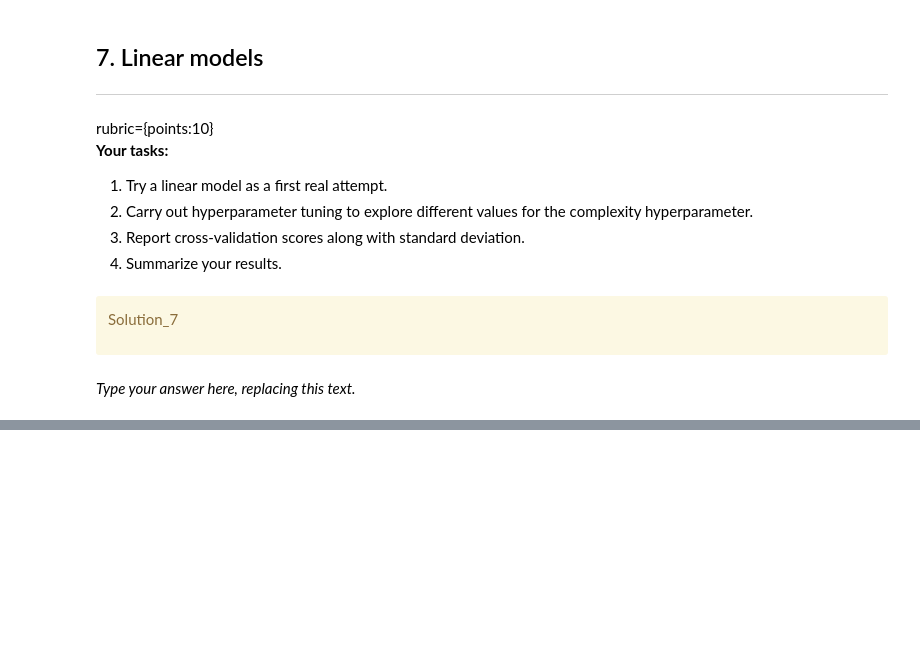
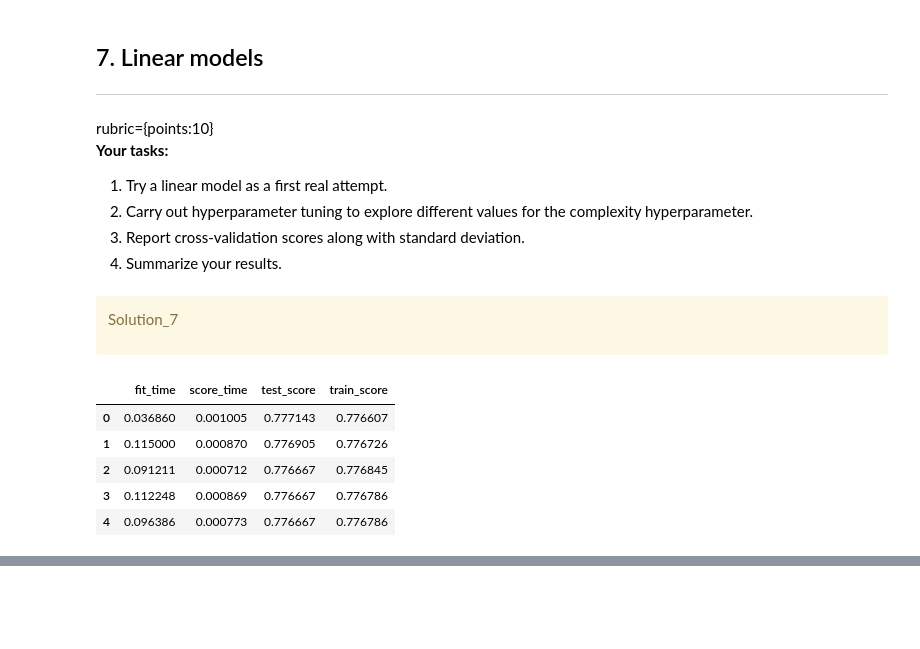
Before and after one commit to angieclra/credit-card-default-analysis, a Jupyter notebook: project.ipynb, the cells around one changed output, grey strips where cells are left out. Cells and saved outputs as stored; diff of their text form; code cells hidden in the pictures; blank space fills up the shorter version.

```diff
--- a/project.ipynb
+++ b/project.ipynb
@@ -552,5 +552,18 @@ rubric={points:10}
 Solution_7
 
 </div>
-# %% [markdown]
-_Type your answer here, replacing this text._
+# %%
+from sklearn.linear_model import LogisticRegression
+
+# changing max_iter to deal with iterations reached limit
+lr = LogisticRegression(max_iter = 10000)
+lr.fit(X_train, y_train)
+scores = cross_validate(lr, X_train, y_train, return_train_score = True)
+pd.DataFrame(scores)
+# %% [output]
+|  | fit_time | score_time | test_score | train_score |
+| 0 | 0.036860 | 0.001005 | 0.777143 | 0.776607 |
+| 1 | 0.115000 | 0.000870 | 0.776905 | 0.776726 |
+| 2 | 0.091211 | 0.000712 | 0.776667 | 0.776845 |
+| 3 | 0.112248 | 0.000869 | 0.776667 | 0.776786 |
+| 4 | 0.096386 | 0.000773 | 0.776667 | 0.776786 |
```
Also changed, not shown: parts of 5 cells of this notebook, 1 other file.
